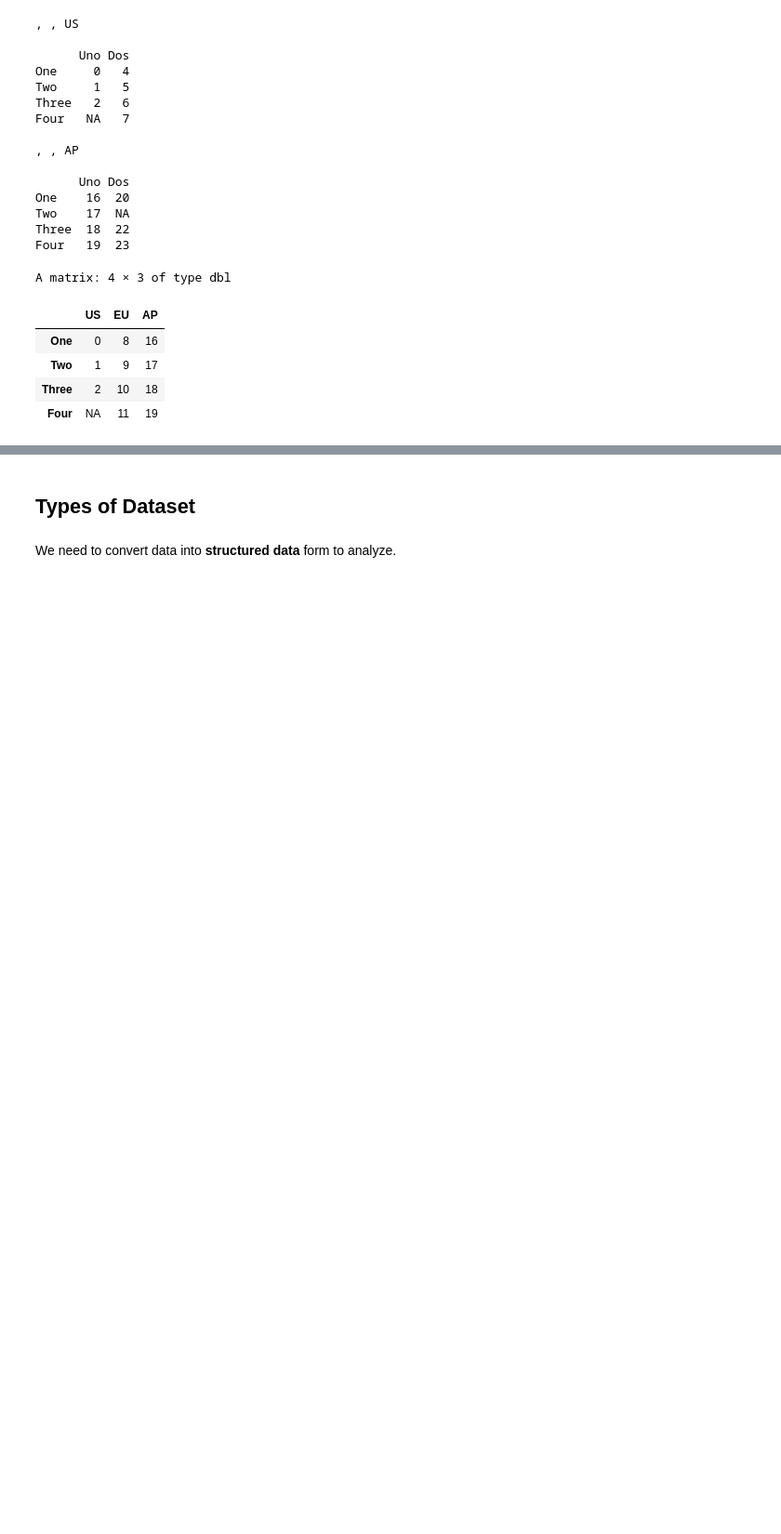
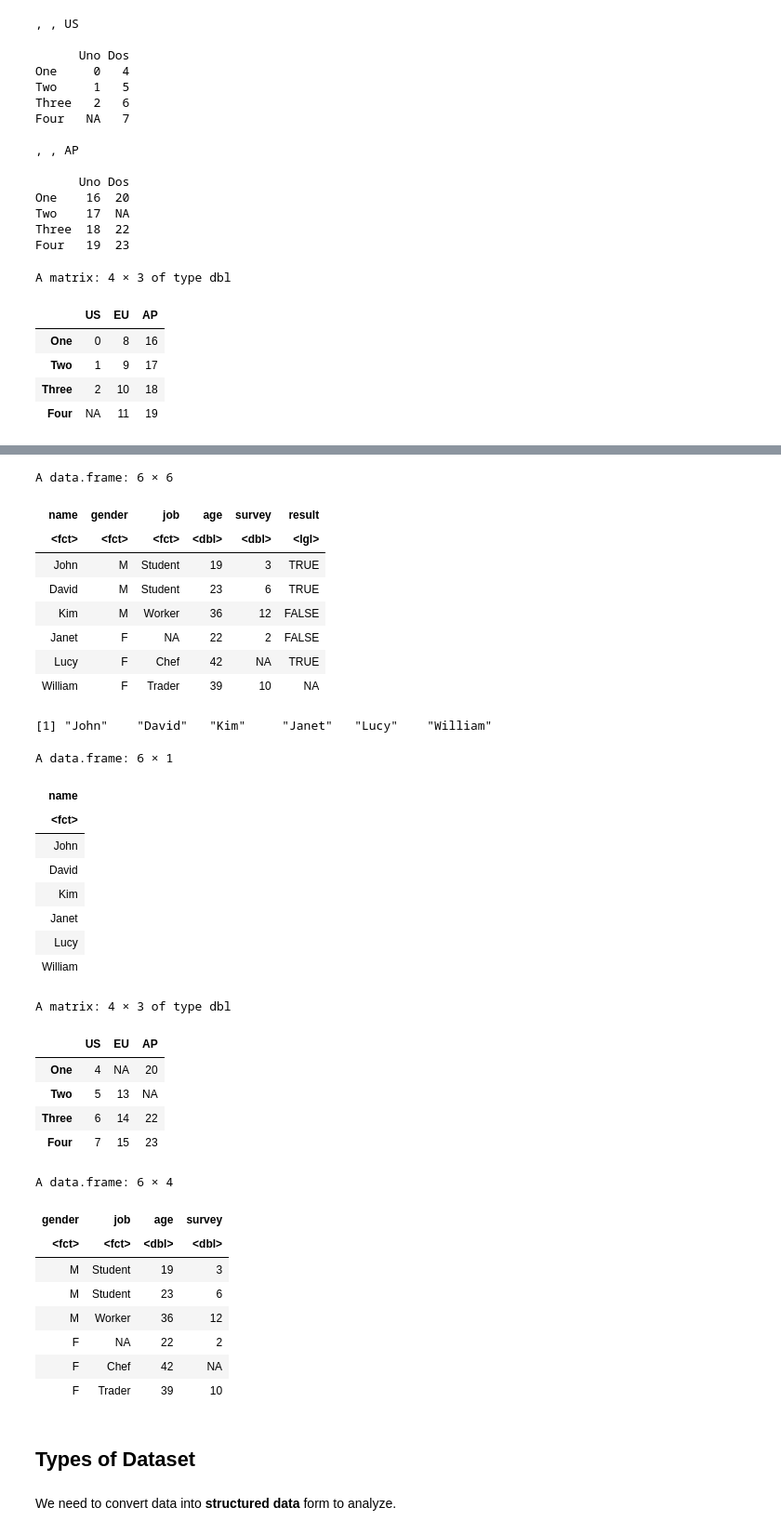
Before and after one commit to hwuiwon/data-analysis-study, a Jupyter notebook: Data_Analysis_Study.ipynb, the cells around one changed output, grey strips where cells are left out. Shown: that part at 93% size. Cells and saved outputs as stored; diff of their text form; code cells hidden in the pictures; blank space fills up the shorter version.

```diff
--- a/Data_Analysis_Study.ipynb
+++ b/Data_Analysis_Study.ipynb
@@ -251,3 +446,46 @@ A matrix: 4 × 3 of type dbl
+# %%
+# Indexing list object
+mydata$d2
+mydata[[3]]
+mydata[[2]]['name']
+
+mydata[[4]][, 2, ]
+mydata[[2]][, c(2:5)]
+# %% [output]
+A data.frame: 6 × 6
+| name | gender | job | age | survey | result |
+| <fct> | <fct> | <fct> | <dbl> | <dbl> | <lgl> |
+| John | M | Student | 19 | 3 | TRUE |
+| David | M | Student | 23 | 6 | TRUE |
+| Kim | M | Worker | 36 | 12 | FALSE |
+| Janet | F | NA | 22 | 2 | FALSE |
+| Lucy | F | Chef | 42 | NA | TRUE |
+| William | F | Trader | 39 | 10 | NA |
+[1] "John"    "David"   "Kim"     "Janet"   "Lucy"    "William"
+A data.frame: 6 × 1
+| name |
+| <fct> |
+| John |
+| David |
+| Kim |
+| Janet |
+| Lucy |
+| William |
+A matrix: 4 × 3 of type dbl
+|  | US | EU | AP |
+| One | 4 | NA | 20 |
+| Two | 5 | 13 | NA |
+| Three | 6 | 14 | 22 |
+| Four | 7 | 15 | 23 |
+A data.frame: 6 × 4
+| gender | job | age | survey |
+| <fct> | <fct> | <dbl> | <dbl> |
+| M | Student | 19 | 3 |
+| M | Student | 23 | 6 |
+| M | Worker | 36 | 12 |
+| F | NA | 22 | 2 |
+| F | Chef | 42 | NA |
+| F | Trader | 39 | 10 |
 # %% [markdown]
 ## **Types of Dataset**
 # %% [markdown]
```
Also changed, not shown: parts of 11 cells of this notebook.
